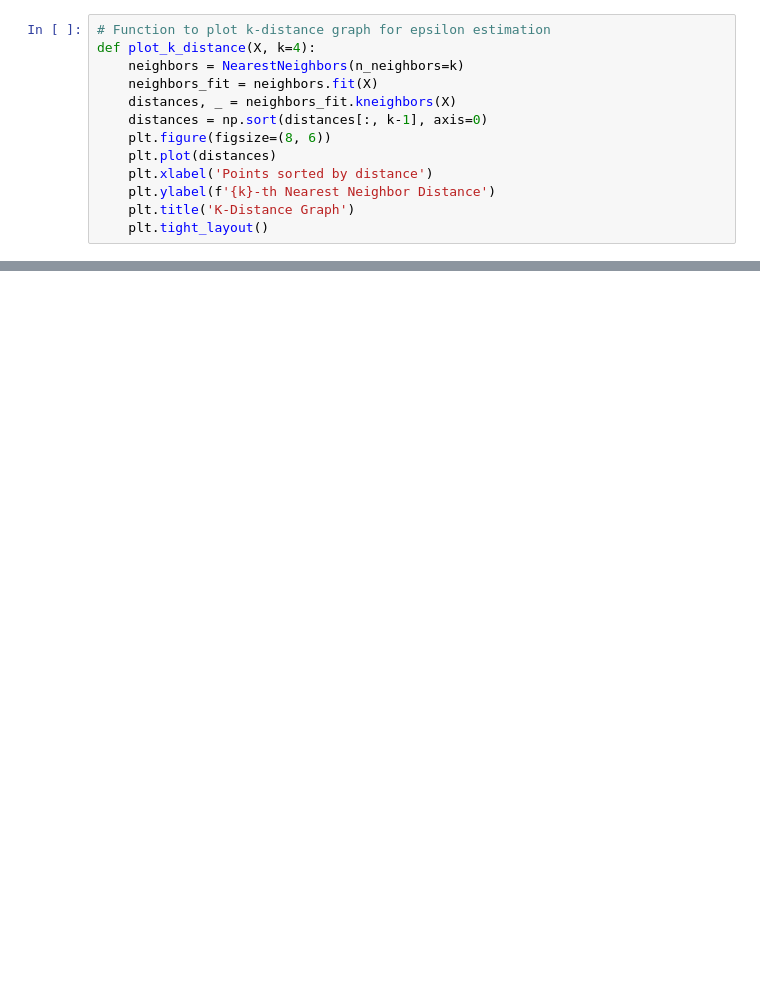
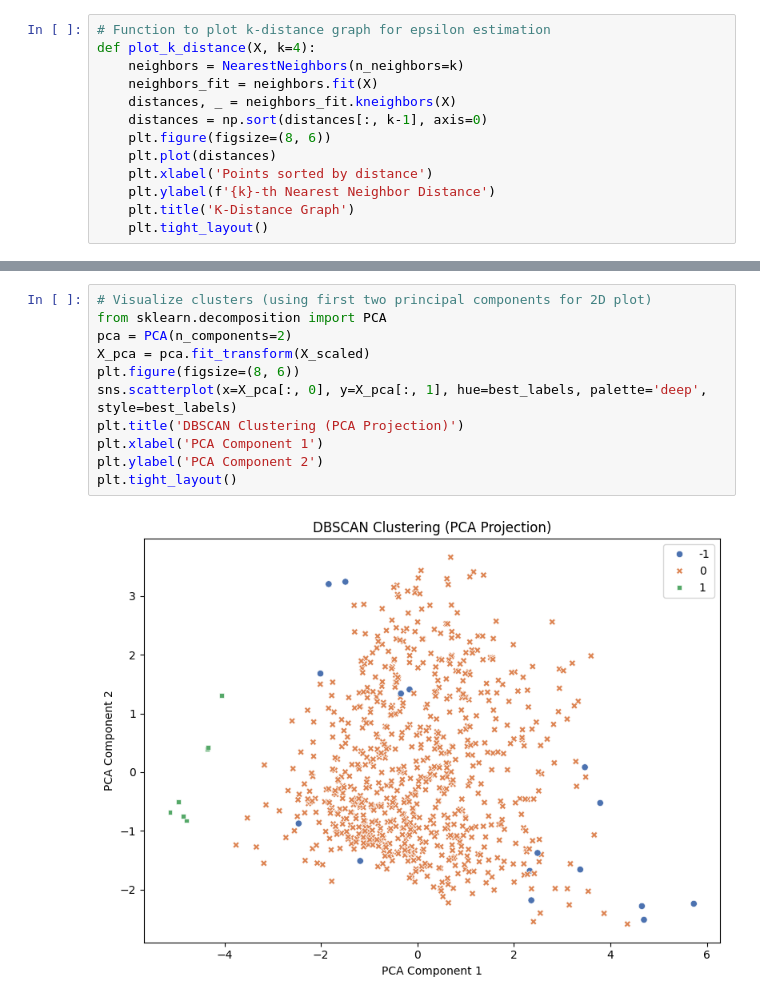
Before and after one commit to MahyadSaedpanah/ML---Pima-Indian-Diabetes, a Jupyter notebook: DBScan.ipynb, the cells around one changed output, grey strips where cells are left out. Drawn from its saved outputs; the diff is of its cells as text; blank space fills up the shorter version.

Commit message:
Final DBScan

```diff
--- a/DBScan.ipynb
+++ b/DBScan.ipynb
@@ -34,0 +119,13 @@ plot_k_distance(X, k=4)
+# %%
+# Visualize clusters (using first two principal components for 2D plot)
+from sklearn.decomposition import PCA
+pca = PCA(n_components=2)
+X_pca = pca.fit_transform(X_scaled)
+plt.figure(figsize=(8, 6))
+sns.scatterplot(x=X_pca[:, 0], y=X_pca[:, 1], hue=best_labels, palette='deep', style=best_labels)
+plt.title('DBSCAN Clustering (PCA Projection)')
+plt.xlabel('PCA Component 1')
+plt.ylabel('PCA Component 2')
+plt.tight_layout()
+# %% [output]
+[figure, added]
```
Also changed, not shown: parts of 7 cells of this notebook, 1 other file.
